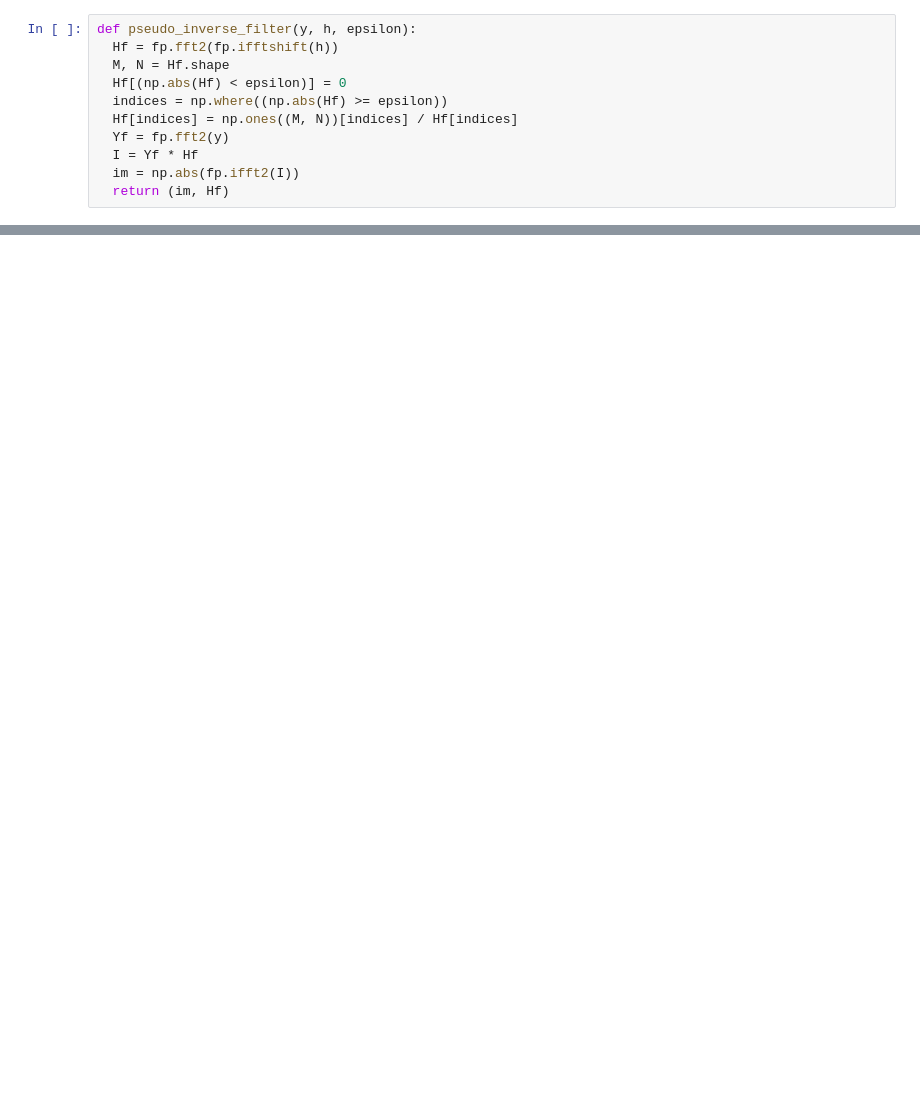
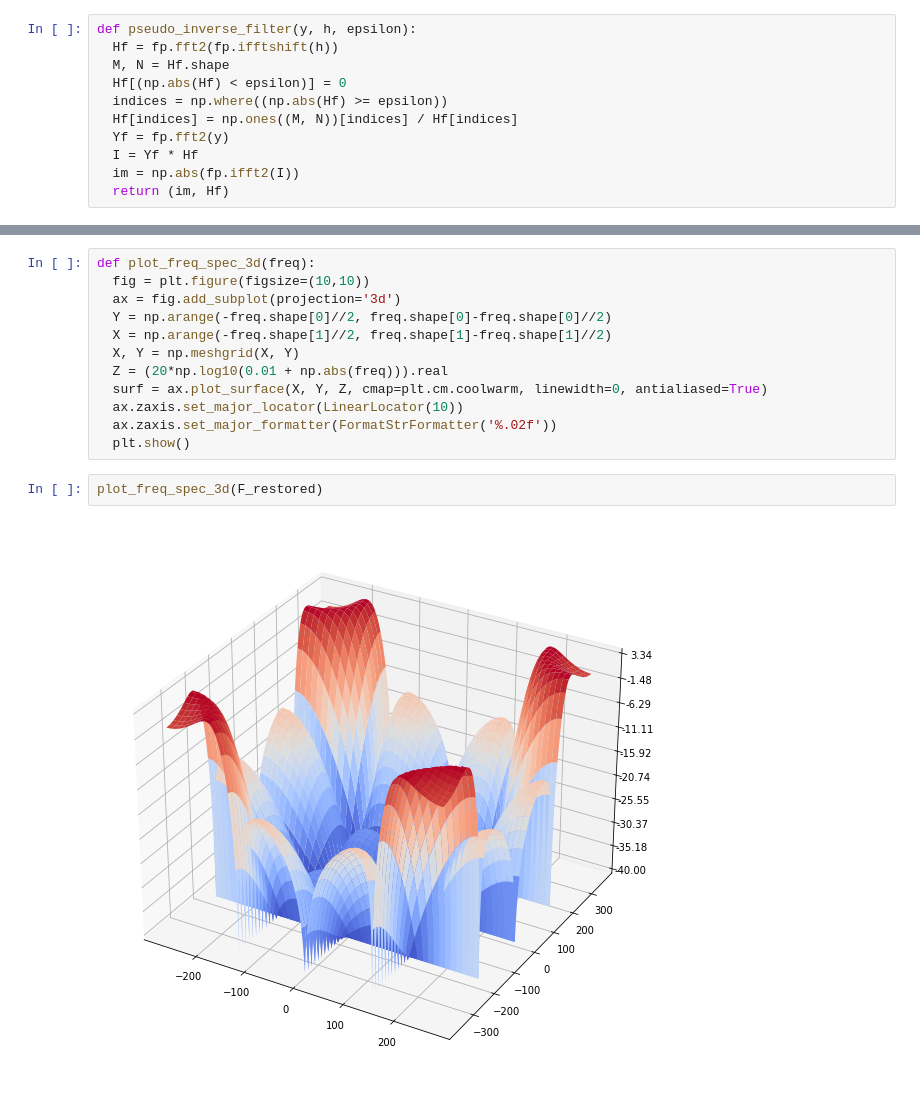
Before and after one commit to lmcanavals/dip, a Jupyter notebook: 11_02_constrained_least_squares.ipynb, the cells around one changed output, grey strips where cells are left out. Saved outputs shown, nothing was run; the diff lists cells and outputs as text; blank space fills up the shorter version.

```diff
--- a/11_02_constrained_least_squares.ipynb
+++ b/11_02_constrained_least_squares.ipynb
@@ -70,0 +107,16 @@ Text(0.5, 1.0, 'Degraded (PSNR: 21.794)')
+# %%
+def plot_freq_spec_3d(freq):
+  fig = plt.figure(figsize=(10,10))
+  ax = fig.add_subplot(projection='3d')
+  Y = np.arange(-freq.shape[0]//2, freq.shape[0]-freq.shape[0]//2)
+  X = np.arange(-freq.shape[1]//2, freq.shape[1]-freq.shape[1]//2)
+  X, Y = np.meshgrid(X, Y)
+  Z = (20*np.log10(0.01 + np.abs(freq))).real
+  surf = ax.plot_surface(X, Y, Z, cmap=plt.cm.coolwarm, linewidth=0, antialiased=True)
+  ax.zaxis.set_major_locator(LinearLocator(10))
+  ax.zaxis.set_major_formatter(FormatStrFormatter('%.02f'))
+  plt.show()
+# %%
+plot_freq_spec_3d(F_restored)
+# %% [output]
+[figure, added]
```
Also changed, not shown: parts of 13 cells of this notebook.
